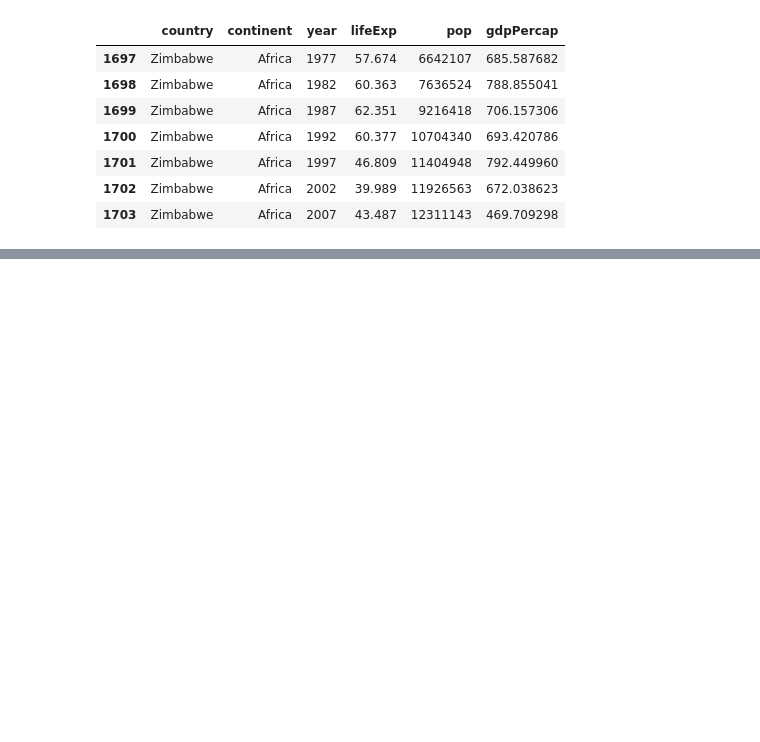
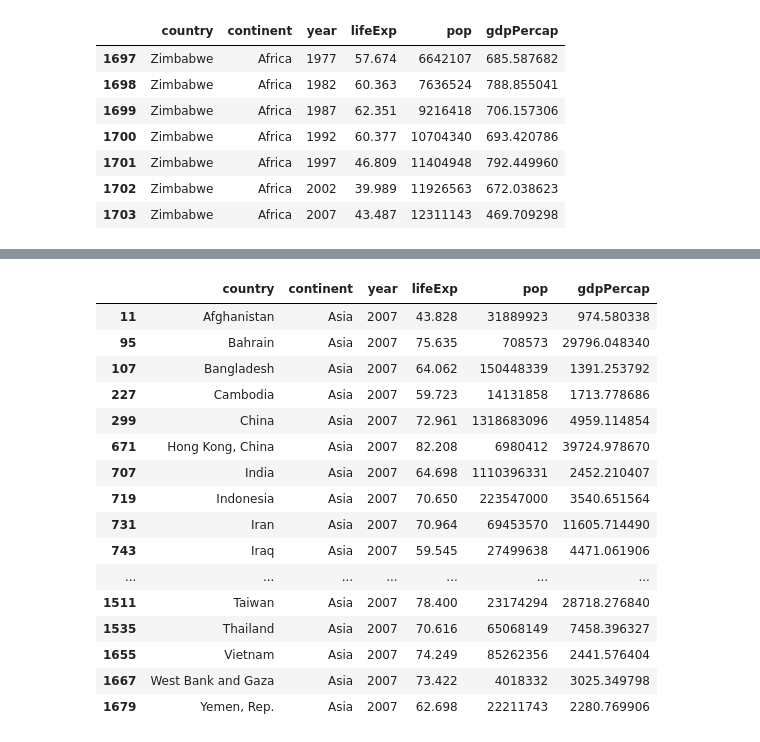
Before and after one commit to JakeOh/202006_iw_pyda_wkd, a Jupyter notebook: py11_dataframe.ipynb, the cells around one changed output, grey strips where cells are left out. Cells and saved outputs as stored; diff of their text form; code cells hidden in the pictures; blank space fills up the shorter version.

Commit message:
Colaboratory를 통해 생성됨

```diff
--- a/py11_dataframe.ipynb
+++ b/py11_dataframe.ipynb
@@ -9,7 +9,7 @@ import pandas as pd
 # CSV 파일 일반적으로 comma를 구분자로 사용하지만,
 # 탭('\t'), 콜론(:), 이중콜론(::) 등 다양하게 구분자를 사용할 수 있음.
 
-path = 'drive/My Drive/Colab Notebooks/20200620/gapminder.tsv'
+path = 'drive/My Drive/Colab Notebooks/202006/gapminder.tsv'
 gapminder = pd.read_csv(path, sep='\t')
 gapminder.head()  # DataFrame에서 첫 5개 행만 선택
 # %% [output]
@@ -94,0 +145,23 @@ gapminder.iloc[-7:]
+# %%
+# Asia 대륙의 2007년 자료만 선택
+# () & (), () | (), ~()
+gapminder[(gapminder['continent'] == 'Asia') &
+          (gapminder['year'] == 2007)]
+# %% [output]
+|  | country | continent | year | lifeExp | pop | gdpPercap |
+| 11 | Afghanistan | Asia | 2007 | 43.828 | 31889923 | 974.580338 |
+| 95 | Bahrain | Asia | 2007 | 75.635 | 708573 | 29796.048340 |
+| 107 | Bangladesh | Asia | 2007 | 64.062 | 150448339 | 1391.253792 |
+| 227 | Cambodia | Asia | 2007 | 59.723 | 14131858 | 1713.778686 |
+| 299 | China | Asia | 2007 | 72.961 | 1318683096 | 4959.114854 |
+| 671 | Hong Kong, China | Asia | 2007 | 82.208 | 6980412 | 39724.978670 |
+| 707 | India | Asia | 2007 | 64.698 | 1110396331 | 2452.210407 |
+| 719 | Indonesia | Asia | 2007 | 70.650 | 223547000 | 3540.651564 |
+| 731 | Iran | Asia | 2007 | 70.964 | 69453570 | 11605.714490 |
+| 743 | Iraq | Asia | 2007 | 59.545 | 27499638 | 4471.061906 |
+| ... | ... | ... | ... | ... | ... | ... |
+| 1511 | Taiwan | Asia | 2007 | 78.400 | 23174294 | 28718.276840 |
+| 1535 | Thailand | Asia | 2007 | 70.616 | 65068149 | 7458.396327 |
+| 1655 | Vietnam | Asia | 2007 | 74.249 | 85262356 | 2441.576404 |
+| 1667 | West Bank and Gaza | Asia | 2007 | 73.422 | 4018332 | 3025.349798 |
+| 1679 | Yemen, Rep. | Asia | 2007 | 62.698 | 22211743 | 2280.769906 |
```
Also changed, not shown: parts of 8 cells of this notebook.
